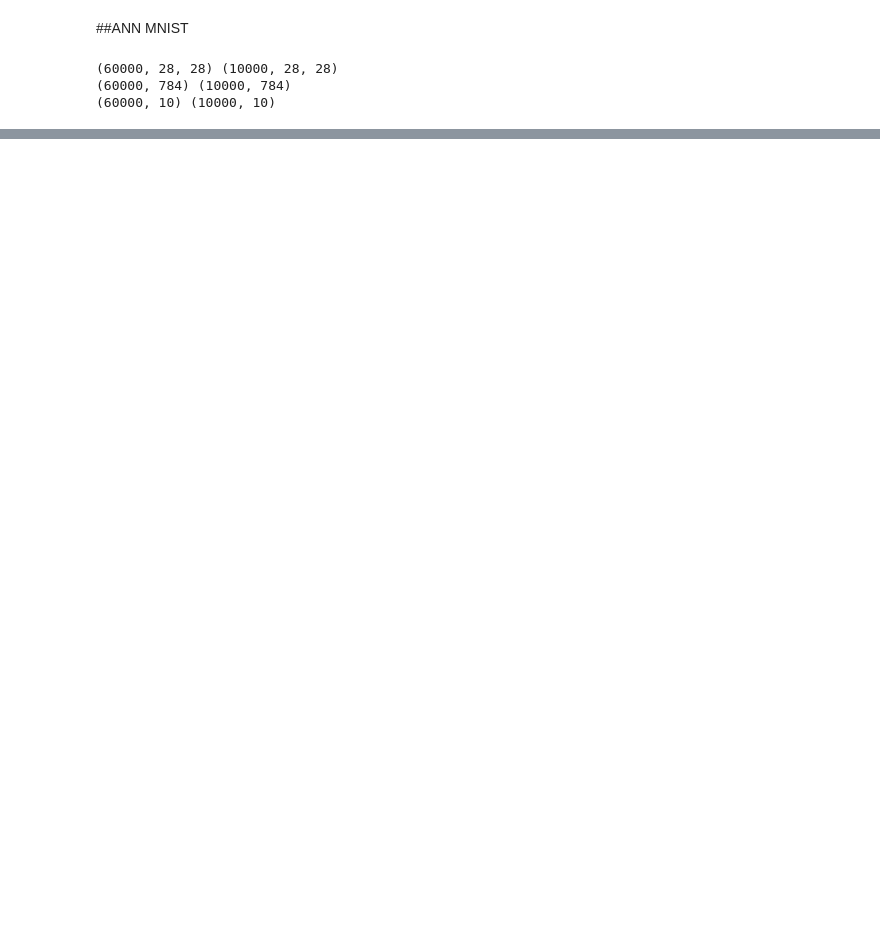
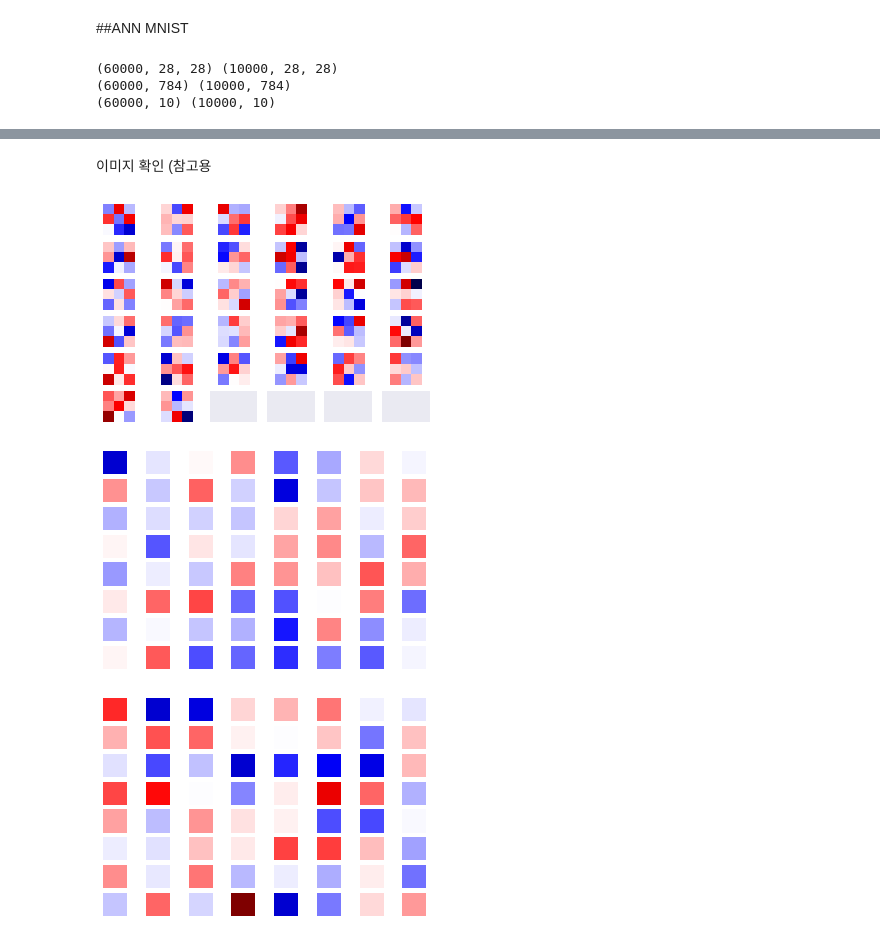
Before and after one commit to Redikins-JH/DeepLearning-Test, a Jupyter notebook: 둘째날_실습.ipynb, the cells around one changed output, grey strips where cells are left out. Saved outputs shown, nothing was run; the diff lists cells and outputs as text; code cells hidden in the pictures; blank space fills up the shorter version.

```diff
--- a/둘째날_실습.ipynb
+++ b/둘째날_실습.ipynb
@@ -131,0 +147,10 @@ pred = tf.nn.softmax(H2)
+# %%
+# 학습
+
+sess = tf.Session()
+sess.run(tf.global_variables_initializer())
+
+for i in range(20):
+      sess.run(optimizer, feed_dict={X:x_train, Y:y_train})
+      a = sess.run(acc, feed_dict={X:x_train, Y:y_train})
+      print(a*100)
@@ -131,0 +336,39 @@ pred = tf.nn.softmax(H2)
+# %% [markdown]
+이미지 확인 (참고용
+# %%
+%matplotlib inline
+import matplotlib.pyplot as plt
+import math
+import numpy as np
+
+def plot_conv_weights(weights, input_channel=0):
+
+    with tf.Session() as sess:
+        sess.run(tf.global_variables_initializer())
+
+        w = sess.run(weights)
+
+        w_min = np.min(w)
+        w_max = np.max(w)
+
+        num_filters = w.shape[3]
+        num_grids = math.ceil(math.sqrt(num_filters))
+        fig, axes = plt.subplots(num_grids, num_grids)
+
+        for i, ax in enumerate(axes.flat):
+            if i < num_filters:
+                img = w[:, :, input_channel, i]
+                ax.imshow(img, vmin=w_min, vmax=w_max, interpolation='nearest', cmap='seismic')
+
+            ax.set_xticks([])
+            ax.set_yticks([])
+
+        plt.show()
+# %%
+plot_conv_weights(weights=W1)
+plot_conv_weights(weights=W2, input_channel=0)
+plot_conv_weights(weights=W2, input_channel=1)
+# %% [output]
+[figure, added]
+[figure, added]
+[figure, added]
```
Also changed, not shown: parts of 16 cells of this notebook.
